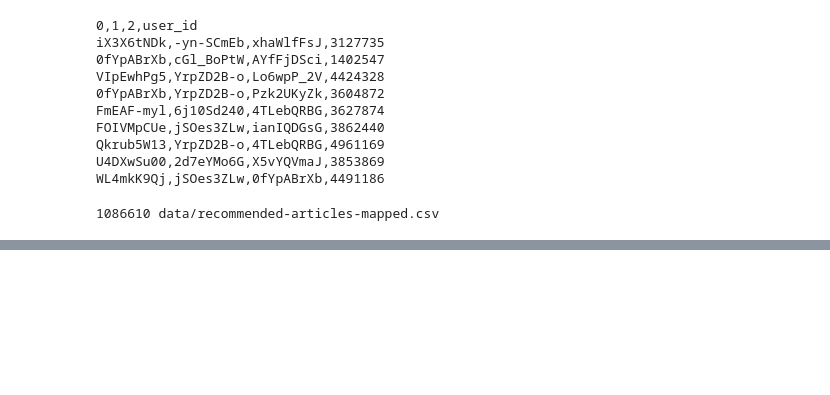
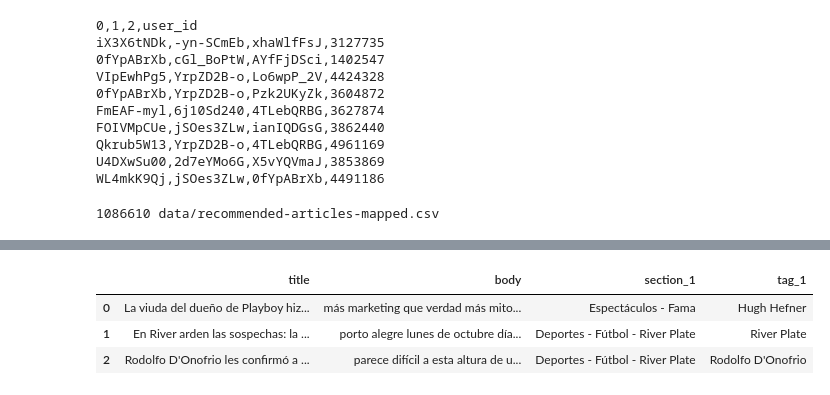
Before and after one commit to marianoogimenez/google-asl-project, a Jupyter notebook: recommendation-system/collaborative-filtering/recommend.ipynb, the cells around one changed output, grey strips where cells are left out. Cells and saved outputs as stored; diff of their text form; code cells hidden in the pictures; blank space fills up the shorter version.

```diff
--- a/recommendation-system/collaborative-filtering/recommend.ipynb
+++ b/recommendation-system/collaborative-filtering/recommend.ipynb
@@ -244,0 +266,8 @@ WL4mkK9Qj,jSOes3ZLw,0fYpABrXb,4491186
+# %%
+def get_content_by_ids(content_ids):
+  query = """
+    SELECT title,body, section_1, tag_1
+    FROM `AGEA_ASL.Dataset_A`
+    WHERE content_id in ({})
+    """.format(content_ids)
+  return bq.Query(query).execute().result().to_dataframe()
@@ -244,0 +288,7 @@ WL4mkK9Qj,jSOes3ZLw,0fYpABrXb,4491186
+# %%
+get_content_by_ids("'0fYpABrXb','cGl_BoPtW','AYfFjDSci'")
+# %% [output]
+|  | title | body | section_1 | tag_1 |
+| 0 | La viuda del dueño de Playboy hiz... | más marketing que verdad más mito... | Espectáculos - Fama | Hugh Hefner |
+| 1 | En River arden las sospechas: la ... | porto alegre lunes de octubre día... | Deportes - Fútbol - River Plate | River Plate |
+| 2 | Rodolfo D'Onofrio les confirmó a ... | parece difícil a esta altura de u... | Deportes - Fútbol - River Plate | Rodolfo D'Onofrio |
```
Also changed, not shown: parts of 4 cells of this notebook.
